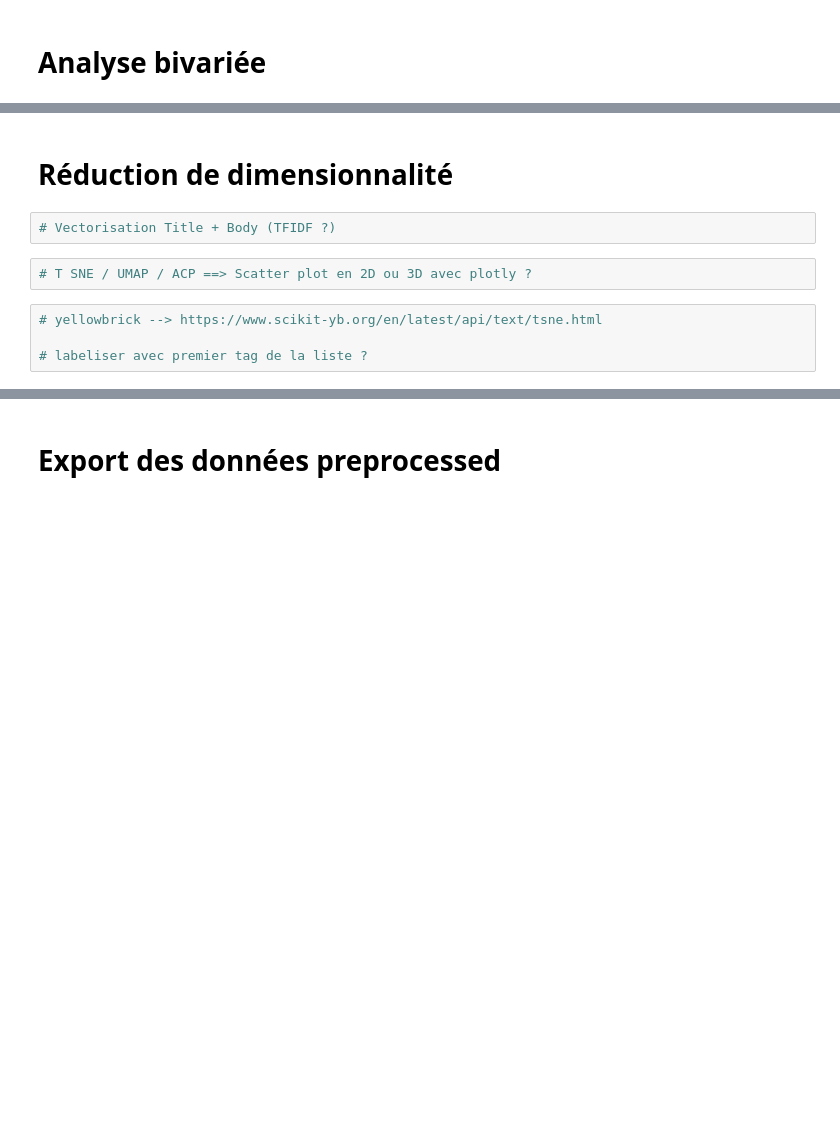
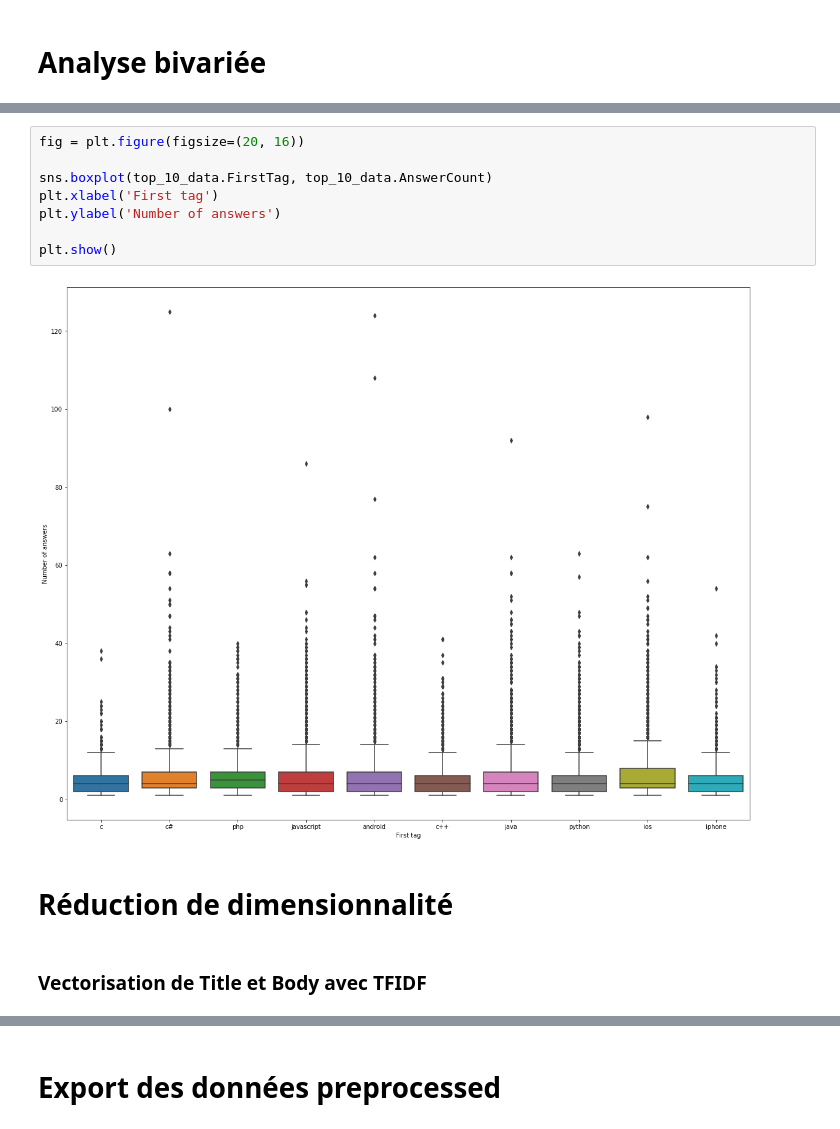
Before and after one commit to leo8/Pnlp, a Jupyter notebook: P5_01_exploration.ipynb, the cells around one changed output, grey strips where cells are left out. Drawn from its saved outputs; the diff is of its cells as text; blank space fills up the shorter version.

```diff
--- a/P5_01_exploration.ipynb
+++ b/P5_01_exploration.ipynb
@@ -264,10 +366,14 @@ plt.show()
+# %%
+fig = plt.figure(figsize=(20, 16))
+
+sns.boxplot(top_10_data.FirstTag, top_10_data.AnswerCount)
+plt.xlabel('First tag')
+plt.ylabel('Number of answers')
+
+plt.show()
+# %% [output]
+[figure, added]
 # %% [markdown]
 # Réduction de dimensionnalité
-# %%
-# Vectorisation Title + Body (TFIDF ?)
-# %%
-# T SNE / UMAP / ACP ==> Scatter plot en 2D ou 3D avec plotly ?
-# %%
-# yellowbrick --> https://www.scikit-yb.org/en/latest/api/text/tsne.html
-
-# labeliser avec premier tag de la liste ?
+# %% [markdown]
+### Vectorisation de Title et Body avec TFIDF
```
Also changed, not shown: parts of 32 cells of this notebook.
